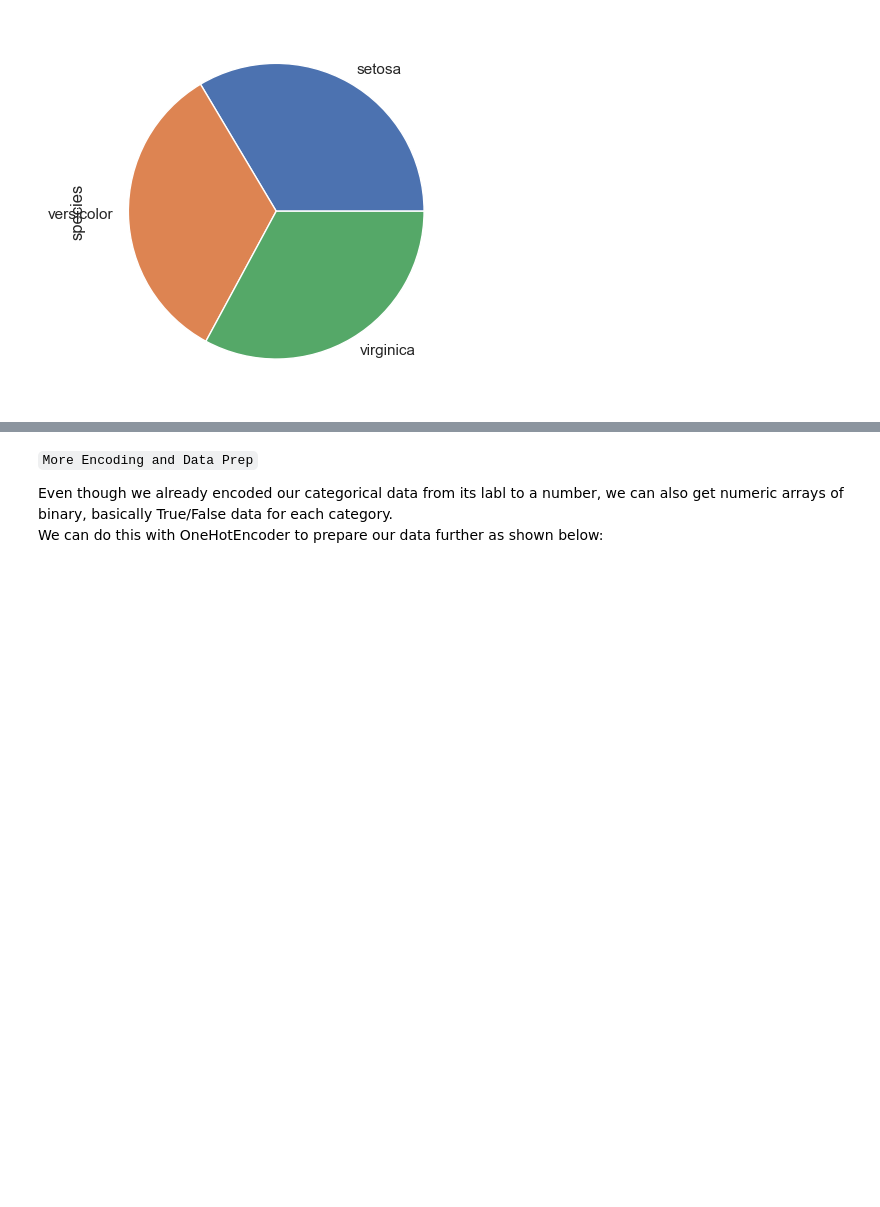
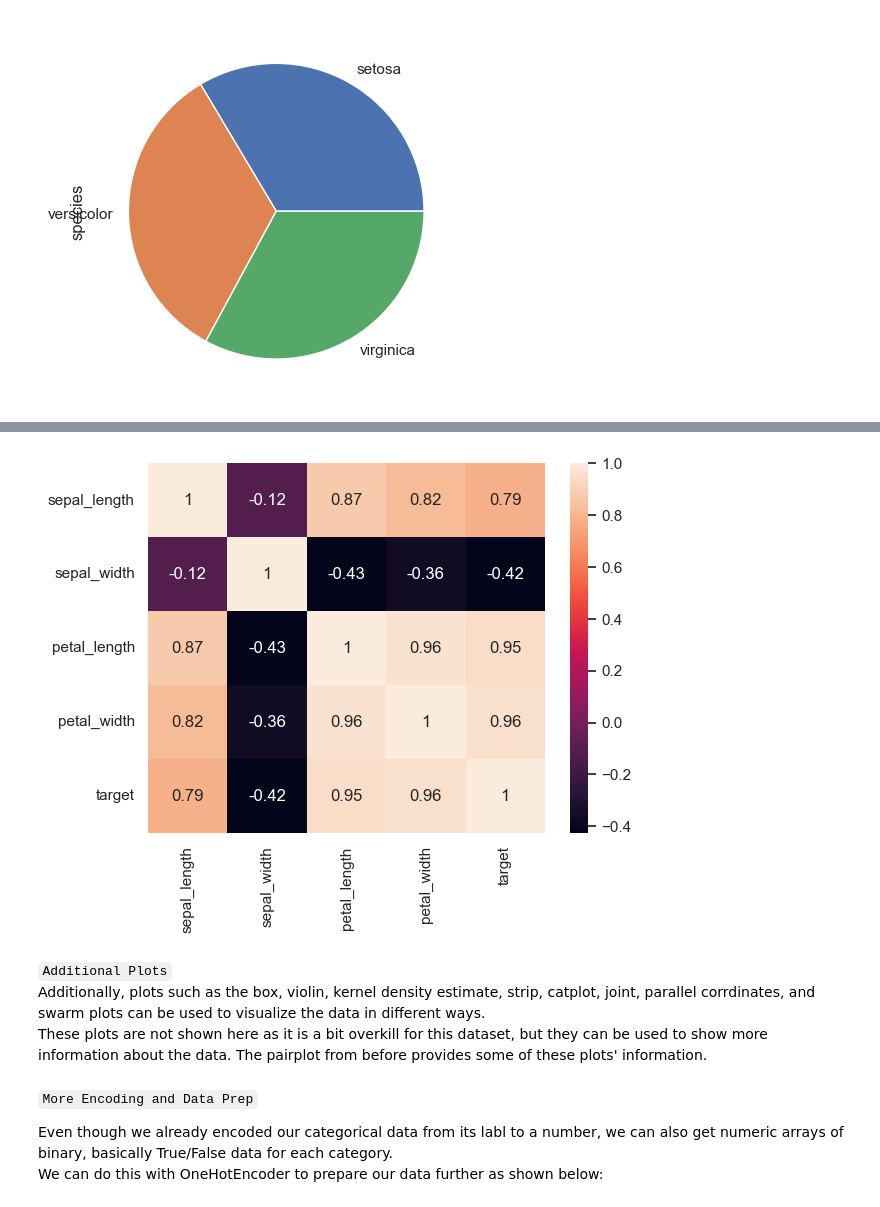
Before and after one commit to sokosaa/Machine-Learning-in-Mechanical-Engineering, a Jupyter notebook: HW1/case1/casestudy1.ipynb, the cells around one changed output, grey strips where cells are left out. Drawn from its saved outputs; the diff is of its cells as text; code cells hidden in the pictures; blank space fills up the shorter version.

```diff
--- a/HW1/case1/casestudy1.ipynb
+++ b/HW1/case1/casestudy1.ipynb
@@ -306,3 +289,11 @@ sp1 = sns.scatterplot(data=df, x='sepal_length', y='sepal_width', hue='petal_len
+# %%
+hm1 = sns.heatmap(df[nums].corr(), annot=True) # view correlation between numerical features
+# %% [output]
+[figure, added]
+# %% [markdown]
+`Additional Plots`
+Additionally, plots such as the box, violin, kernel density estimate, strip, catplot, joint, parallel corrdinates, and swarm plots can be used to visualize the data in different ways.
+These plots are not shown here as it is a bit overkill for this dataset, but they can be used to show more information about the data. The pairplot from before provides some of these plots' information.
 # %% [markdown]
 `More Encoding and Data Prep`
 
```
Also changed, not shown: parts of 2 cells of this notebook, 1 other file.
